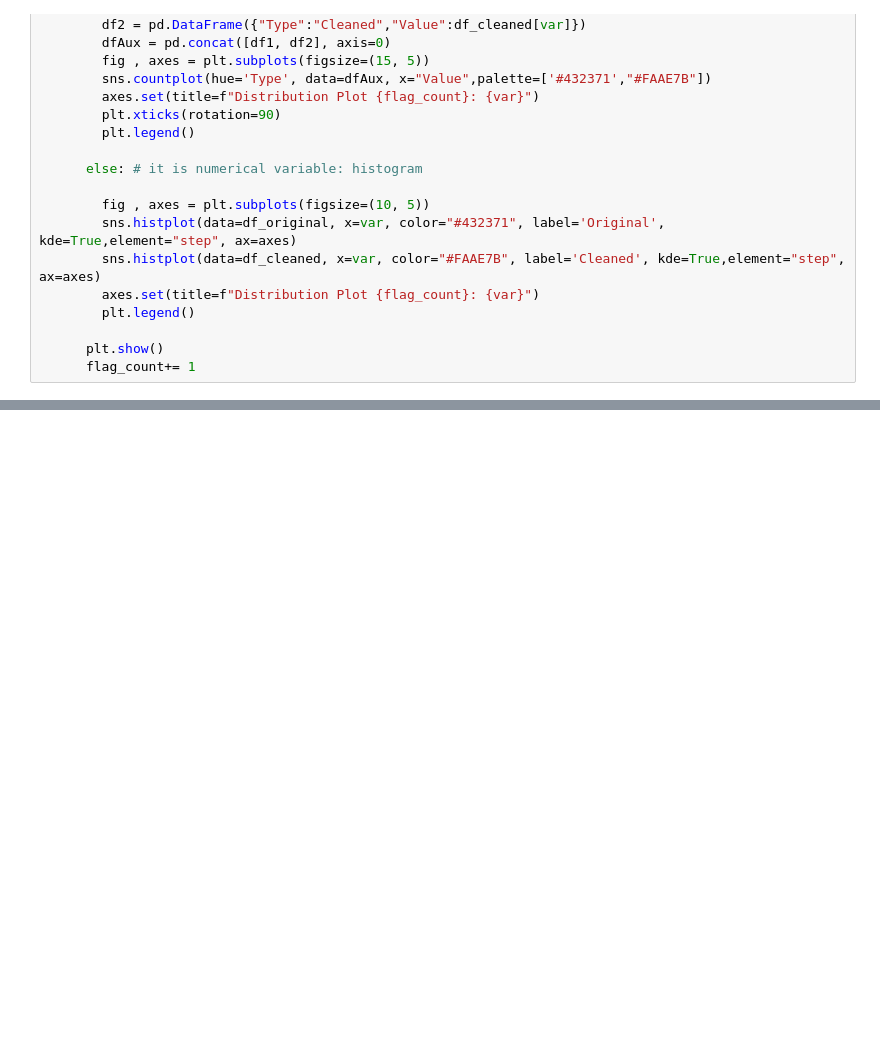
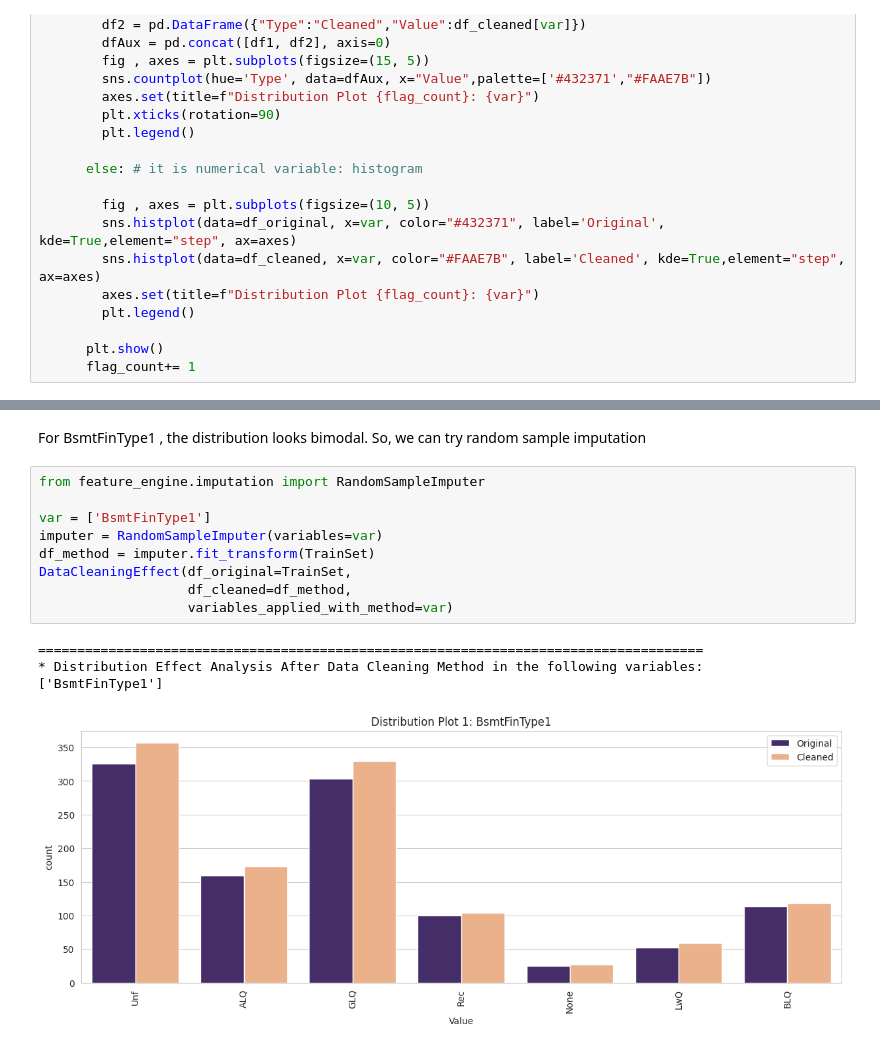
Before and after one commit to ysgurjar/pp5_project_heritage_housing, a Jupyter notebook: jupyter_notebooks/03.data_cleaning.ipynb, the cells around one changed output, grey strips where cells are left out. Saved outputs shown, nothing was run; the diff lists cells and outputs as text; blank space fills up the shorter version.

```diff
--- a/jupyter_notebooks/03.data_cleaning.ipynb
+++ b/jupyter_notebooks/03.data_cleaning.ipynb
@@ -190,0 +230,16 @@ def DataCleaningEffect(df_original,df_cleaned,variables_applied_with_method):
+# %% [markdown]
+For BsmtFinType1 , the distribution looks bimodal. So, we can try random sample imputation
+# %%
+from feature_engine.imputation import RandomSampleImputer
+
+var = ['BsmtFinType1']
+imputer = RandomSampleImputer(variables=var)
+df_method = imputer.fit_transform(TrainSet)
+DataCleaningEffect(df_original=TrainSet,
+                   df_cleaned=df_method,
+                   variables_applied_with_method=var)
+# %% [output]
+=====================================================================================
+* Distribution Effect Analysis After Data Cleaning Method in the following variables:
+['BsmtFinType1']
+[figure, added]
```
Also changed, not shown: parts of 33 cells of this notebook.
